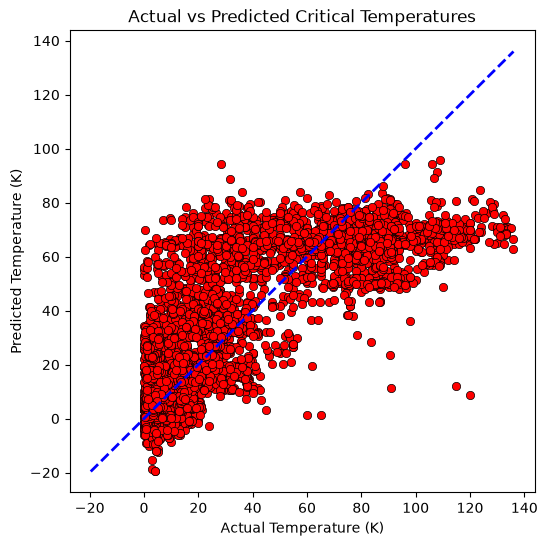
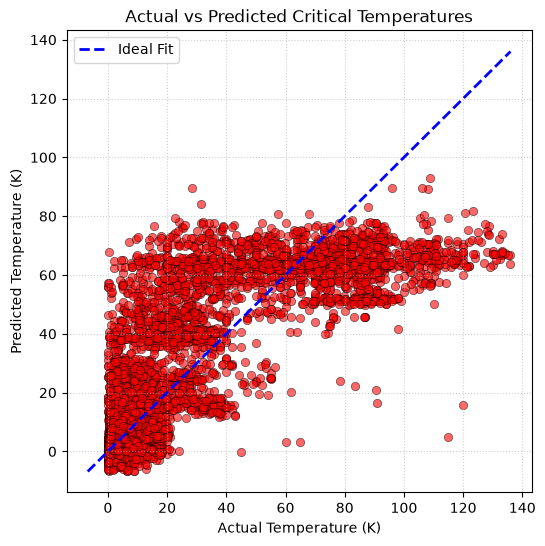
The change to this notebook cell's code, shown as a diff; its figure went from the first image to the second:
--- before
+++ after
@@ -1,18 +1,31 @@
-y_pred = predict(X_test, w, b)
-print(y_pred)
+# 1. FIX: Make sure to convert your TEST features here, not X_scaled (training)
+# Replace 'X_test_scaled' with the exact name of your scaled testing feature matrix
+X_test_numpy = X_test_scaled.to_numpy() if hasattr(X_test_scaled, 'to_numpy') else np.asarray(X_test_scaled)
 
+# 2. Convert and flatten your test targets
+Y_test_numpy = y_test.to_numpy().flatten() if hasattr(y_test, 'to_numpy') else np.asarray(y_test).flatten()
+
+# 3. Predict using the corrected test features matrix and flatten it
+y_pred = predict(X_test_numpy, w, b).flatten()
+
+# Print shapes to verify they match perfectly now
+print("Actual test shape:", Y_test_numpy.shape)
+print("Predicted shape:  ", y_pred.shape)
+
+# 4. Plotting
 plt.figure(figsize=(6,6))
 
 plt.scatter(
-    y_test,
+    Y_test_numpy,
     y_pred,
     color='red',
     edgecolors='black',
-    linewidths=0.5
+    linewidths=0.5,
+    alpha=0.6
 )
 
-
-min_val = min(y_test.min(), y_pred.min())
-max_val = max(y_test.max(), y_pred.max())
+# Reference line limits
+min_val = min(Y_test_numpy.min(), y_pred.min())
+max_val = max(Y_test_numpy.max(), y_pred.max())
 
 plt.plot(
@@ -20,5 +33,6 @@
     [min_val, max_val],
     'b--',
-    linewidth=2
+    linewidth=2,
+    label='Ideal Fit'
 )
 
@@ -26,5 +40,6 @@
 plt.xlabel("Actual Temperature (K)")
 plt.ylabel("Predicted Temperature (K)")
-
+plt.grid(True, linestyle=':', alpha=0.6)
+plt.legend()
 
 plt.show()

Commit: Trained the model along with regularization